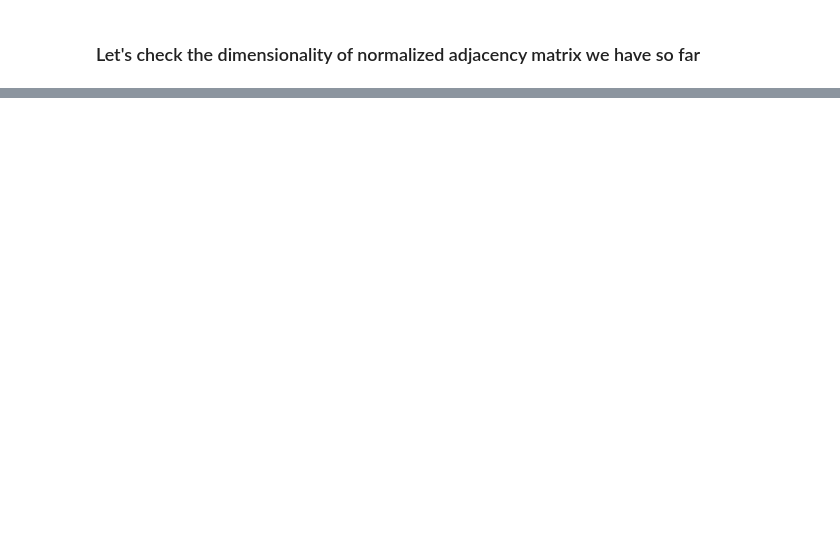
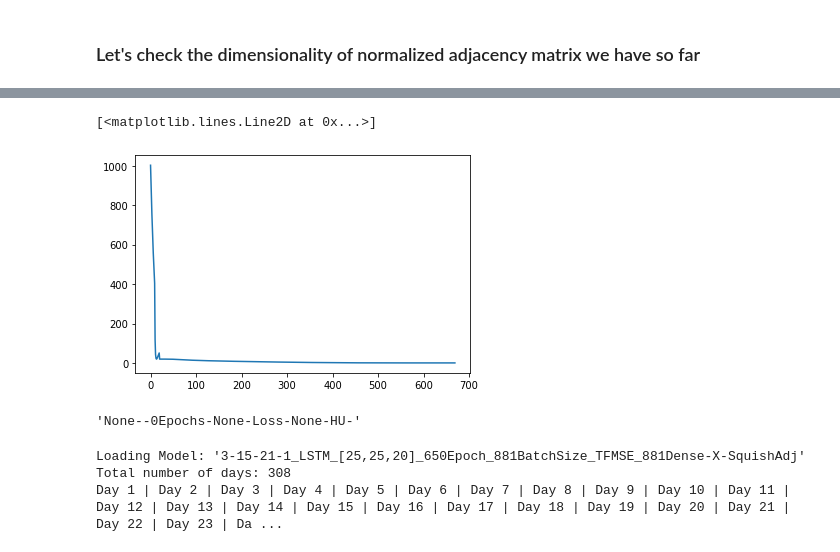
Before and after one commit to maxoflife-student/TAMU-ECEN-404-IFPTSND, a Jupyter notebook: NAM_Corrections_Yuning_Meeting_3-13-21/Baseline_Foundational_Pieces.ipynb, the cells around one changed output, grey strips where cells are left out. Drawn from its saved outputs; the diff is of its cells as text; code cells hidden in the pictures; blank space fills up the shorter version.

```diff
--- a/NAM_Corrections_Yuning_Meeting_3-13-21/Baseline_Foundational_Pieces.ipynb
+++ b/NAM_Corrections_Yuning_Meeting_3-13-21/Baseline_Foundational_Pieces.ipynb
@@ -196 +241,31 @@ losses = []
+# %%
+# Given a total and list of splits, evenly distributes the total amount proportional to the given list
+def split_windows(total, percentages_list):
+    # Get a sum of the initial total
+    percentage_sum = sum(percentages_list)
+
+    # Create a new list based on a percentage of the total
+    new_splits = []
+    for perc in percentages_list:
+        new_splits.append(int(total * (perc / percentage_sum)))
+
+    # Where to shift the extra days that don't exactly divide between the values
+    if sum(new_splits) != total:
+        new_splits[-1] = new_splits[-1] + (total - sum(new_splits))
+
+    return new_splits
+
+one_x = DMJ.XX_tf
+one_y = DMJ.YY_tf
+
+time_split = [90, 710, 239, 199]
+time_split = [55, 25, 20]
+
+time_split = [30, 25, 25, 20]
+x_g, x_train, x_val, x_test = tf.split(one_x, split_windows(one_x.shape[1], time_split),
+                                  axis=1)
+y_g, y_train, y_val, y_test = tf.split(one_y, split_windows(one_y.shape[1], time_split),
+                                  axis=1)
+rr_g, rr_train, rr_val, rr_test = tf.split(DMJ.RR_tf, split_windows(one_y.shape[1], time_split),
+                                     axis=1)
 # %% [markdown]
@@ -276,7 +373,7 @@ model_checkpoint_callback = tf.keras.callbacks.ModelCheckpoint(
             save_best_only=True)
 
 def scheduler(epoch, lr):
-    return 0.00001
+    return 0.00007
 
 inputs_train = [x_train]
 train_labels = y_train
@@ -285,8 +382,8 @@ inputs_val = [x_val]
 val_labels = y_val
 
 # If we're using the GCN
-inputs_train.append(DMJ.Normalized_Adjacency_Matrix)
-inputs_val.append(DMJ.Normalized_Adjacency_Matrix)
+inputs_train.append(adj_matrix)
+inputs_val.append(adj_matrix)
 
 # int(inputs_train.shape[0])
 
@@ -301,3 +398,4 @@ model.load_weights(checkpoint_filepath)
 for h in history.history['val_loss']:
     losses.append(h)
 plt.plot(losses)
+# %% [output]
@@ -304,3 +422,5 @@ plt.plot(losses)
+[<matplotlib.lines.Line2D at 0x...>]
+[figure, added]
 # %%
 # model.predict([x_train, DMJ.Normalized_Adjacency_Matrix], batch_size=880)
 model_save = model
@@ -312,14 +432,16 @@ model_save = model
 DMJ.Normalized_Adjacency_Matrix.shape
 # %%
 DMJ.model = model
-DMJ.model_name = "3-12-21-1_LSTM_[25,25,20]_10Epoch_880BatchSize_TFMSE_Additional_64_Dense_Layer"
+DMJ.model_name = "3-15-21-1_LSTM_[25,25,20]_650Epoch_881BatchSize_TFMSE_881Dense-X-SquishAdj"
 DMJ.save_model()
+# %% [output]
+'None--0Epochs-None-Loss-None-HU-'
 # %%
 # model_name = "2-16-21-Seq1LSTM-F-64HU-[800,239,200]split-full_y"
 # new_directory = './ignorable_data/prediction_results/[55, 25, 20]_splits/'
 # GP.generate_validation_prediction_json_SplitBatch_nofeat(model_name, new_directory, x_g, x_val, sliding_window=30)
 # GP.generate_validation_prediction_json_SplitBatch_close_gap(model_name, new_directory, x_g, x_val, sliding_window=30)
-model_name = '3-12-21-1_LSTM_[25,25,20]_10Epoch_880BatchSize_TFMSE_Additional_64_Dense_Layer'
+model_name = '3-15-21-1_LSTM_[25,25,20]_650Epoch_881BatchSize_TFMSE_881Dense-X-SquishAdj'
 model_dir = './ignorable_data/models/[55, 25, 20]_split'
 # model_dir = 'G:\Shared drives\Max Huffman - ECEN 403 404 URS Research 2020 2021\Datasets\models'
 past = x_train
@@ -330,7 +452,7 @@ sliding_window = x_val.shape[1]
 
 window = x_train.shape[1]
 
-GP.generate_predictions(model_name, model_dir, past, future, new_dir, window, model_type='gcn', batch_size=880)
+GP.generate_predictions(model_name, model_dir, past, future, new_dir, window, model_type='gcn', batch_size=881)
 # GP.generate_predictions(model_name, model_dir, past, future, new_dir, window, model_type='lstm', batch_size=880)
 # GCN_output = GP.return_embeddings(model_name, model_dir, past, future, new_dir, w, model_type='gcn')
 # embeddings = GP.return_embeddings(model_name, model_dir, past, future, new_dir, window, model_type='gcn')
@@ -338,6 +460,10 @@ GP.generate_predictions(model_name, model_dir, past, future, new_dir, window, mo
 #     model_name = '2-20-21-1_LSTM_[25,25,20]_NoDropout_35Epoch_80BatchSize_IncreasedVariedLR_RRMSE'
 #     GP.generate_predictions(model_name, model_dir, past, future, new_dir, w)
 # GP.generate_validation_prediction_json_SplitBatch(model_name, new_dir, x_g, x_val, sliding_window=sliding_window)
+# %% [output]
+Loading Model: '3-15-21-1_LSTM_[25,25,20]_650Epoch_881BatchSize_TFMSE_881Dense-X-SquishAdj'
+Total number of days: 308
+Day 1 | Day 2 | Day 3 | Day 4 | Day 5 | Day 6 | Day 7 | Day 8 | Day 9 | Day 10 | Day 11 | Day 12 | Day 13 | Day 14 | Day 15 | Day 16 | Day 17 | Day 18 | Day 19 | Day 20 | Day 21 | Day 22 | Day 23 | Da ...
 # %%
 # Given the training set, these are the validation values that are output from the LSTM model
 print(embeddings.shape)
```
Also changed, not shown: parts of 16 cells of this notebook, 2 other files.
